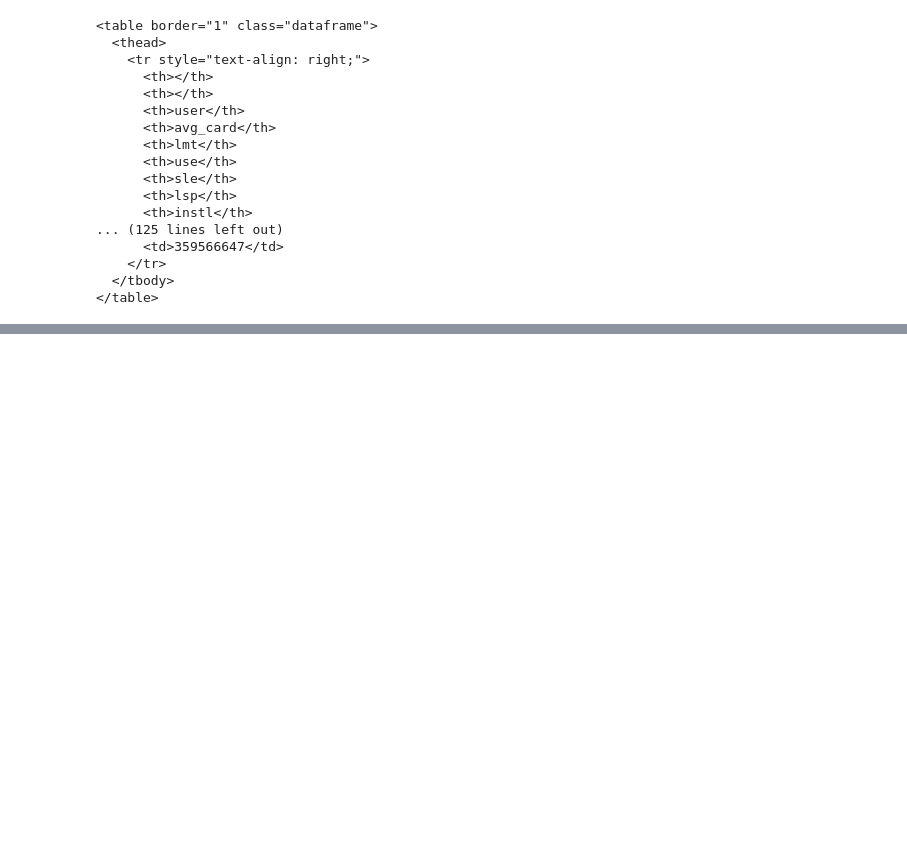
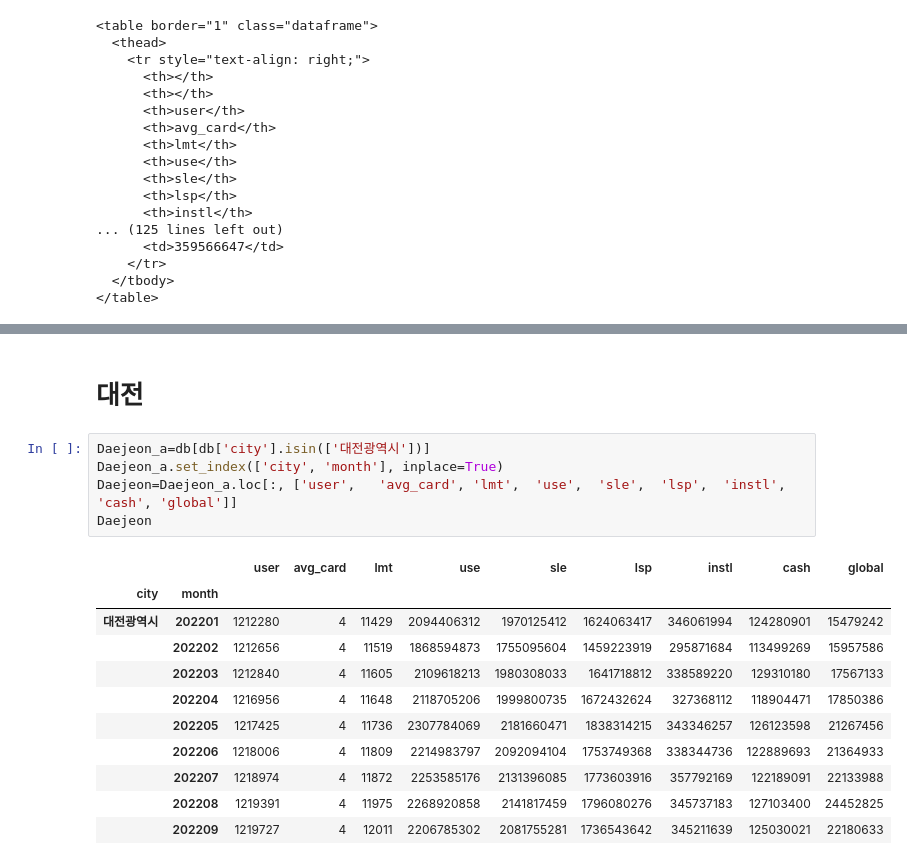
Before and after one commit to sejong-kid/data, a Jupyter notebook: index.ipynb, the cells around one changed output, grey strips where cells are left out. Cells and saved outputs as stored; diff of their text form; blank space fills up the shorter version.

```diff
--- a/index.ipynb
+++ b/index.ipynb
@@ -88,0 +209,19 @@ print(html)
+# %% [markdown]
+<h1>대전</h1>
+# %%
+Daejeon_a=db[db['city'].isin(['대전광역시'])]
+Daejeon_a.set_index(['city', 'month'], inplace=True)
+Daejeon=Daejeon_a.loc[:, ['user',	'avg_card',	'lmt',	'use',	'sle',	'lsp',	'instl',	'cash',	'global']]
+Daejeon
+# %% [output]
+|  |  | user | avg_card | lmt | use | sle | lsp | instl | cash | global |
+| city | month |  |  |  |  |  |  |  |  |  |
+| 대전광역시 | 202201 | 1212280 | 4 | 11429 | 2094406312 | 1970125412 | 1624063417 | 346061994 | 124280901 | 15479242 |
+|  | 202202 | 1212656 | 4 | 11519 | 1868594873 | 1755095604 | 1459223919 | 295871684 | 113499269 | 15957586 |
+|  | 202203 | 1212840 | 4 | 11605 | 2109618213 | 1980308033 | 1641718812 | 338589220 | 129310180 | 17567133 |
+|  | 202204 | 1216956 | 4 | 11648 | 2118705206 | 1999800735 | 1672432624 | 327368112 | 118904471 | 17850386 |
+|  | 202205 | 1217425 | 4 | 11736 | 2307784069 | 2181660471 | 1838314215 | 343346257 | 126123598 | 21267456 |
+|  | 202206 | 1218006 | 4 | 11809 | 2214983797 | 2092094104 | 1753749368 | 338344736 | 122889693 | 21364933 |
+|  | 202207 | 1218974 | 4 | 11872 | 2253585176 | 2131396085 | 1773603916 | 357792169 | 122189091 | 22133988 |
+|  | 202208 | 1219391 | 4 | 11975 | 2268920858 | 2141817459 | 1796080276 | 345737183 | 127103400 | 24452825 |
+|  | 202209 | 1219727 | 4 | 12011 | 2206785302 | 2081755281 | 1736543642 | 345211639 | 125030021 | 22180633 |
```
Also changed, not shown: parts of 46 cells of this notebook, 21 other files.
